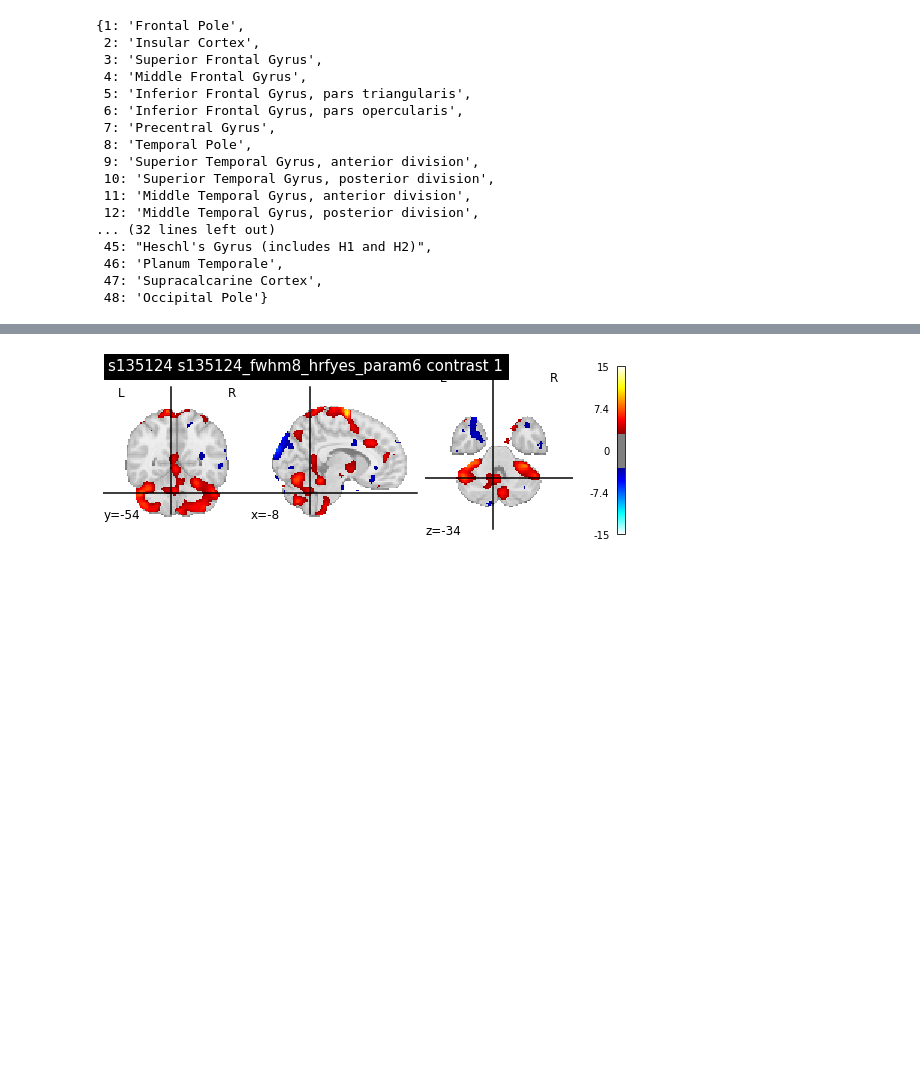
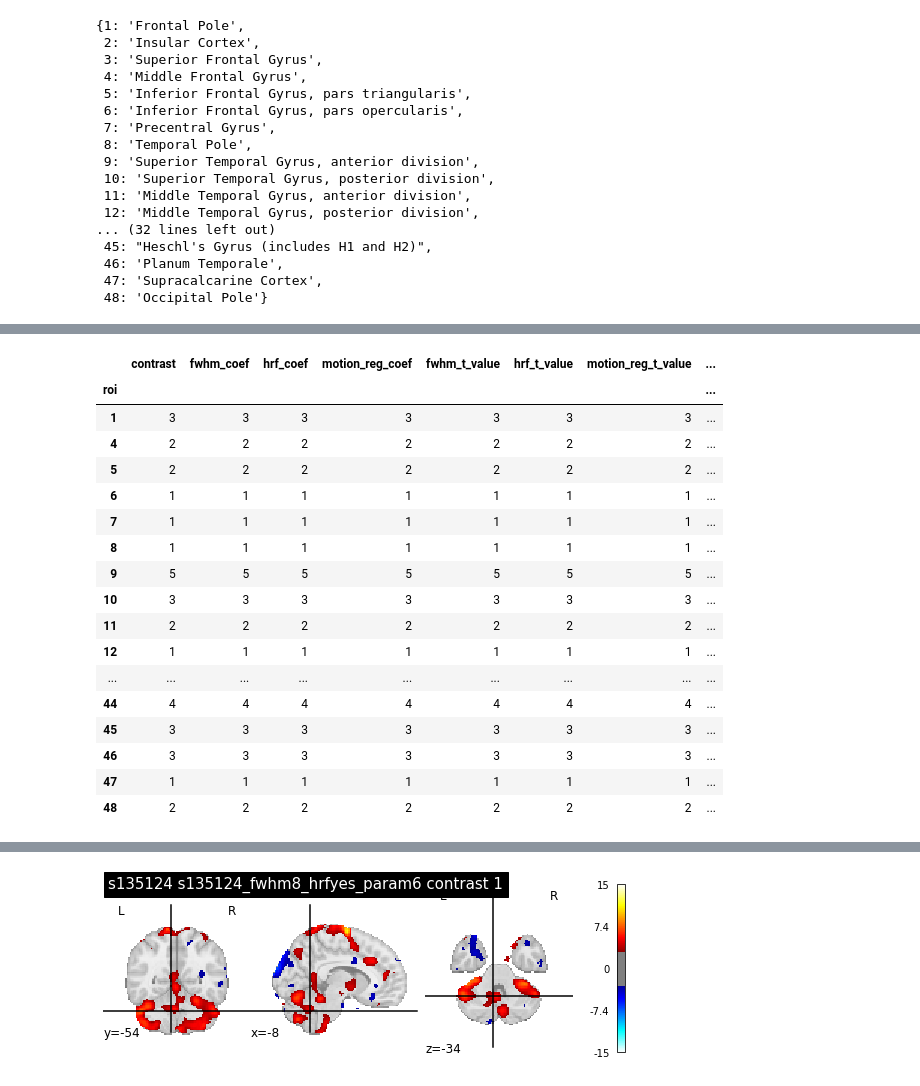
Before and after one commit to mwzhang851/hcp_multi_pipelines, a Jupyter notebook: src/btwn_subject_analysis.ipynb, the cells around one changed output, grey strips where cells are left out. Drawn from its saved outputs; the diff is of its cells as text; code cells hidden in the pictures; blank space fills up the shorter version.

```diff
--- a/src/btwn_subject_analysis.ipynb
+++ b/src/btwn_subject_analysis.ipynb
@@ -352,0 +453,21 @@ results_table_all.groupby(by = ['predictor','reject_fdr']).count()
+# %%
+final_df[final_df['hrf_p_fdr']> 0.05].groupby('roi').count()
+# %% [output]
+|  | contrast | fwhm_coef | hrf_coef | motion_reg_coef | fwhm_t_value | hrf_t_value | motion_reg_t_value | ... |
+| roi |  |  |  |  |  |  |  | ... |
+| 1 | 3 | 3 | 3 | 3 | 3 | 3 | 3 | ... |
+| 4 | 2 | 2 | 2 | 2 | 2 | 2 | 2 | ... |
+| 5 | 2 | 2 | 2 | 2 | 2 | 2 | 2 | ... |
+| 6 | 1 | 1 | 1 | 1 | 1 | 1 | 1 | ... |
+| 7 | 1 | 1 | 1 | 1 | 1 | 1 | 1 | ... |
+| 8 | 1 | 1 | 1 | 1 | 1 | 1 | 1 | ... |
+| 9 | 5 | 5 | 5 | 5 | 5 | 5 | 5 | ... |
+| 10 | 3 | 3 | 3 | 3 | 3 | 3 | 3 | ... |
+| 11 | 2 | 2 | 2 | 2 | 2 | 2 | 2 | ... |
+| 12 | 1 | 1 | 1 | 1 | 1 | 1 | 1 | ... |
+| ... | ... | ... | ... | ... | ... | ... | ... | ... |
+| 44 | 4 | 4 | 4 | 4 | 4 | 4 | 4 | ... |
+| 45 | 3 | 3 | 3 | 3 | 3 | 3 | 3 | ... |
+| 46 | 3 | 3 | 3 | 3 | 3 | 3 | 3 | ... |
+| 47 | 1 | 1 | 1 | 1 | 1 | 1 | 1 | ... |
+| 48 | 2 | 2 | 2 | 2 | 2 | 2 | 2 | ... |
```
Also changed, not shown: parts of 28 cells of this notebook.
